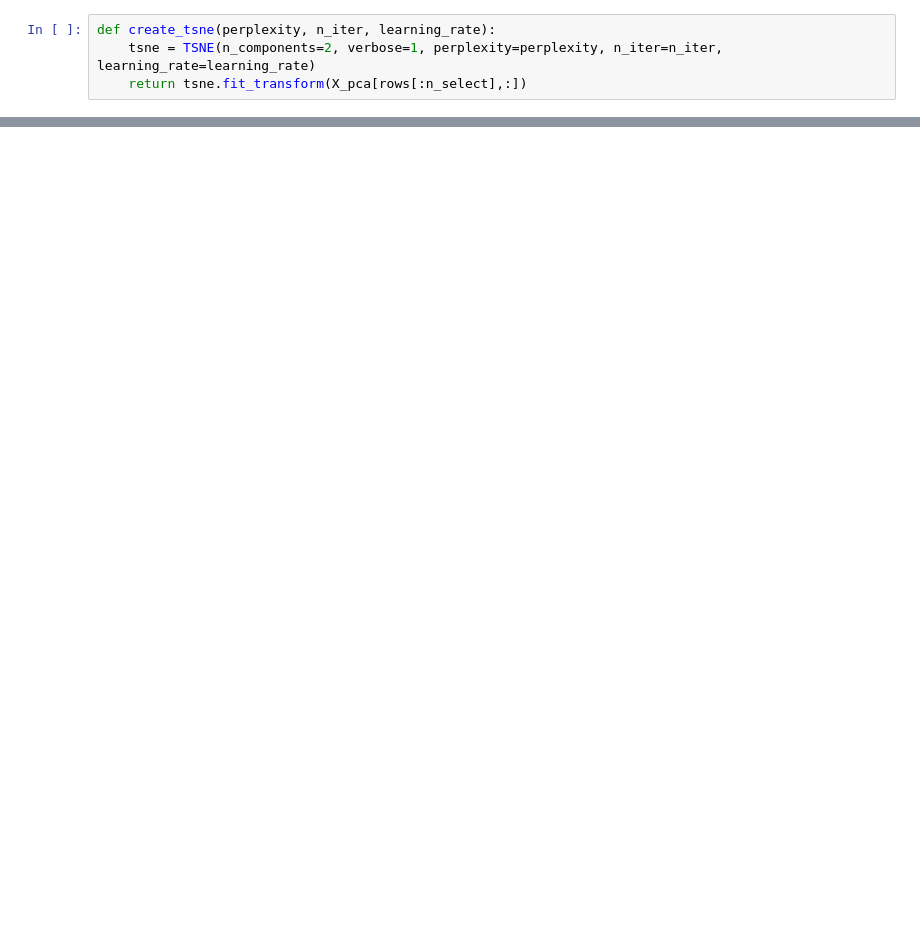
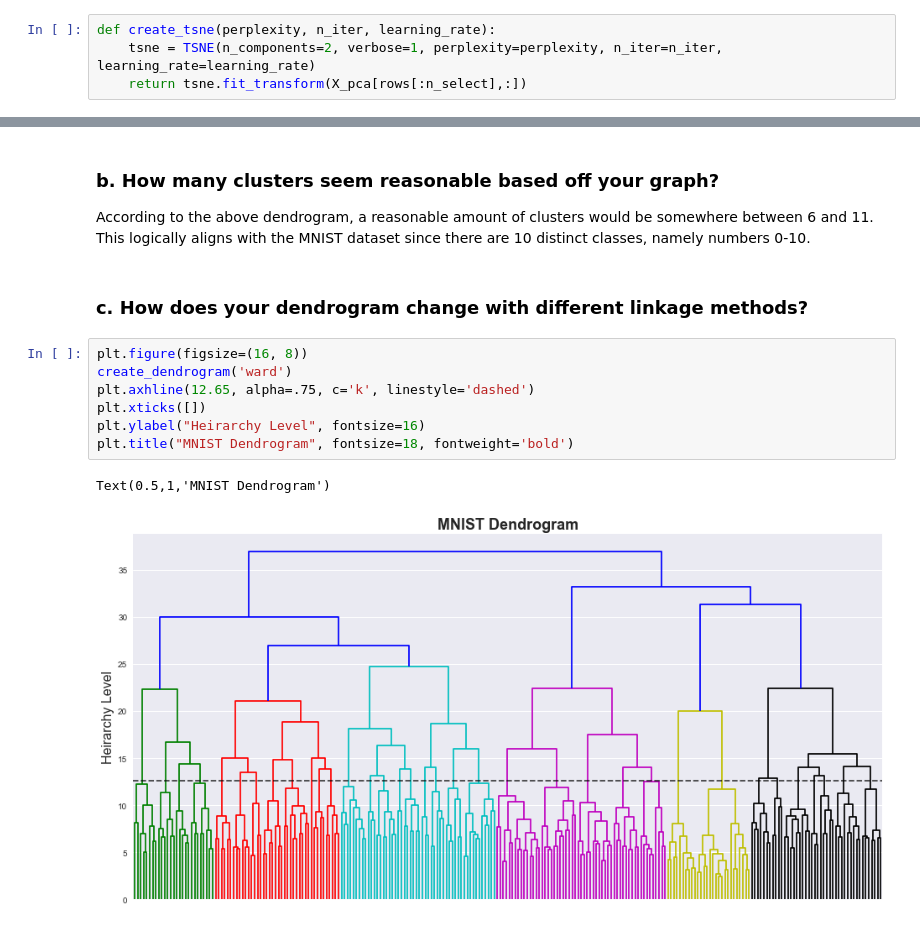
Before and after one commit to asfabiano/byu_econ_applied_machine_learning, a Jupyter notebook: homeworks/HW5/Homework_5.ipynb, the cells around one changed output, grey strips where cells are left out. Cells and saved outputs as stored; diff of their text form; blank space fills up the shorter version.

```diff
--- a/homeworks/HW5/Homework_5.ipynb
+++ b/homeworks/HW5/Homework_5.ipynb
@@ -214,0 +417,16 @@ Text(0.5,1,'First & Second Components with T-SNE')
+# %% [markdown]
+### b. How many clusters seem reasonable based off your graph?
+
+According to the above dendrogram, a reasonable amount of clusters would be somewhere between 6 and 11. This logically aligns with the MNIST dataset since there are 10 distinct classes, namely numbers 0-10.
+# %% [markdown]
+### c. How does your dendrogram change with different linkage methods?
+# %%
+plt.figure(figsize=(16, 8))
+create_dendrogram('ward')
+plt.axhline(12.65, alpha=.75, c='k', linestyle='dashed')
+plt.xticks([])
+plt.ylabel("Heirarchy Level", fontsize=16)
+plt.title("MNIST Dendrogram", fontsize=18, fontweight='bold')
+# %% [output]
+Text(0.5,1,'MNIST Dendrogram')
+[figure, added]
```
Also changed, not shown: parts of 35 cells of this notebook.
